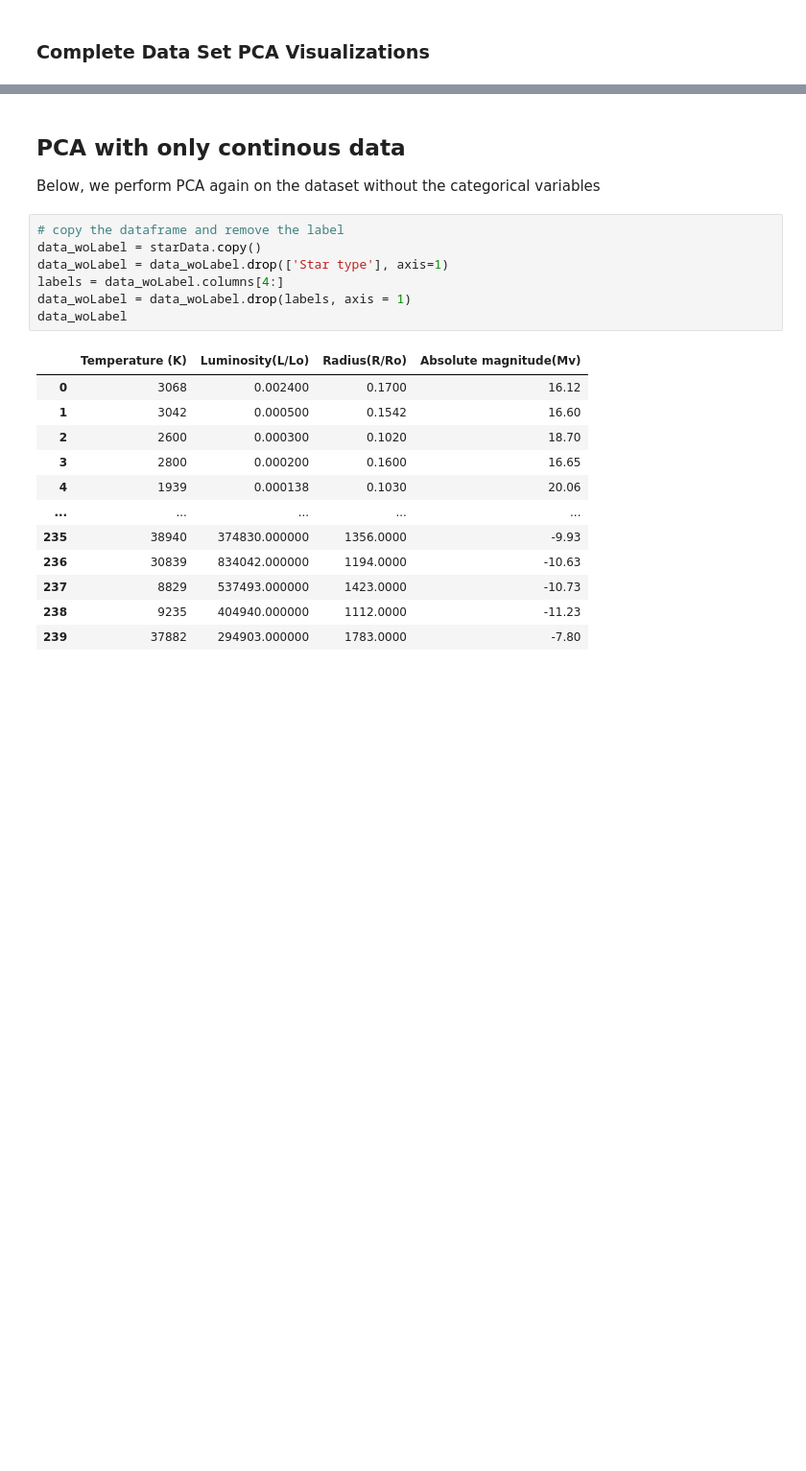
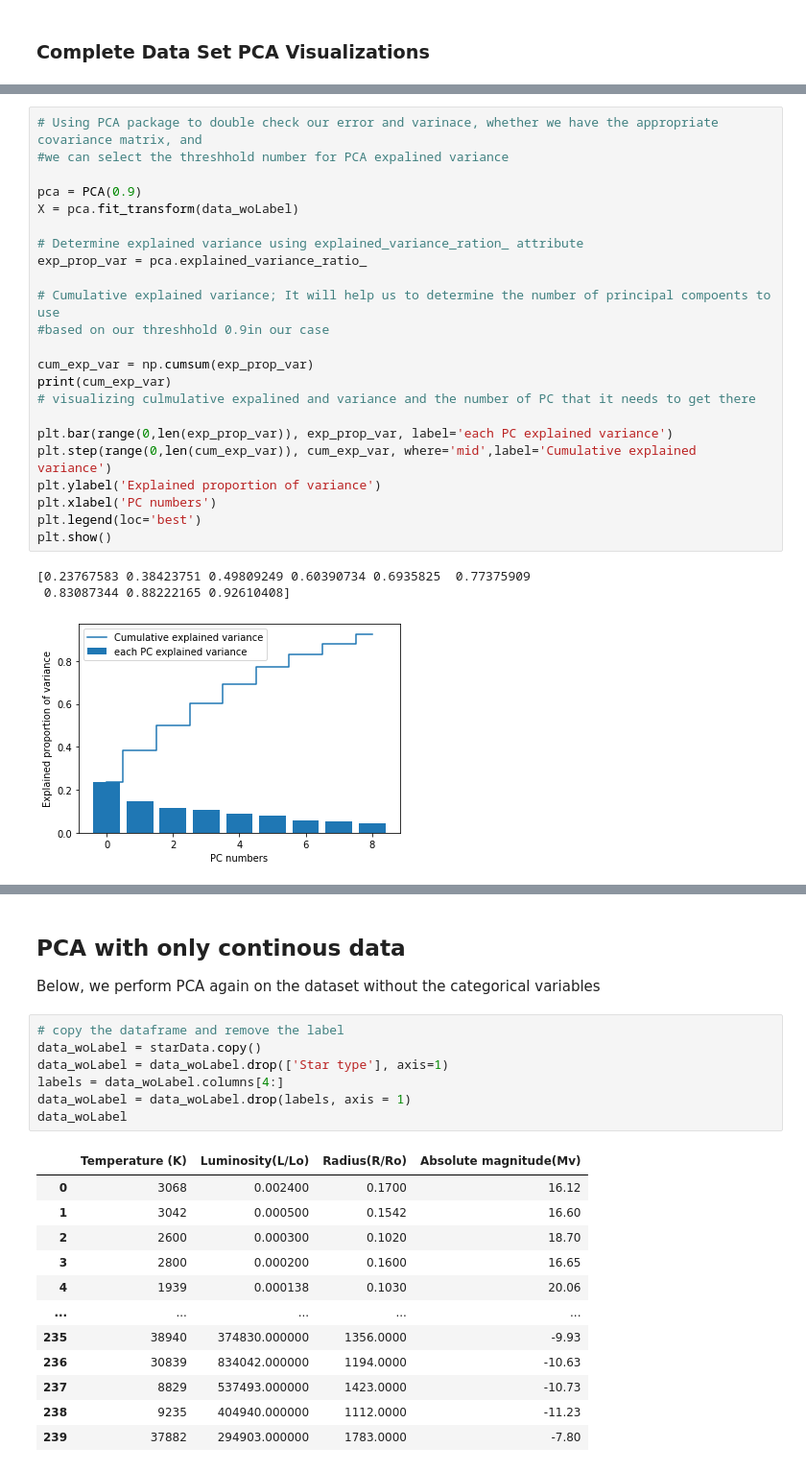
Before and after one commit to joshua-j-hong/COGS118B_Project, a Jupyter notebook: project_code.ipynb, the cells around one changed output, grey strips where cells are left out. Shown at 96% size. Saved outputs shown, nothing was run; the diff lists cells and outputs as text; blank space fills up the shorter version.

```diff
--- a/project_code.ipynb
+++ b/project_code.ipynb
@@ -273,0 +275,27 @@ plt.show()
+# %%
+# Using PCA package to double check our error and varinace, whether we have the appropriate covariance matrix, and
+#we can select the threshhold number for PCA expalined variance
+
+pca = PCA(0.9)
+X = pca.fit_transform(data_woLabel)
+
+# Determine explained variance using explained_variance_ration_ attribute
+exp_prop_var = pca.explained_variance_ratio_
+
+# Cumulative explained variance; It will help us to determine the number of principal compoents to use
+#based on our threshhold 0.9in our case
+
+cum_exp_var = np.cumsum(exp_prop_var)
+print(cum_exp_var)
+# visualizing culmulative expalined and variance and the number of PC that it needs to get there
+
+plt.bar(range(0,len(exp_prop_var)), exp_prop_var, label='each PC explained variance')
+plt.step(range(0,len(cum_exp_var)), cum_exp_var, where='mid',label='Cumulative explained variance')
+plt.ylabel('Explained proportion of variance')
+plt.xlabel('PC numbers')
+plt.legend(loc='best')
+plt.show()
+# %% [output]
+[0.23767583 0.38423751 0.49809249 0.60390734 0.6935825  0.77375909
+ 0.83087344 0.88222165 0.92610408]
+[figure, added]
```
Also changed, not shown: parts of 25 cells of this notebook.
